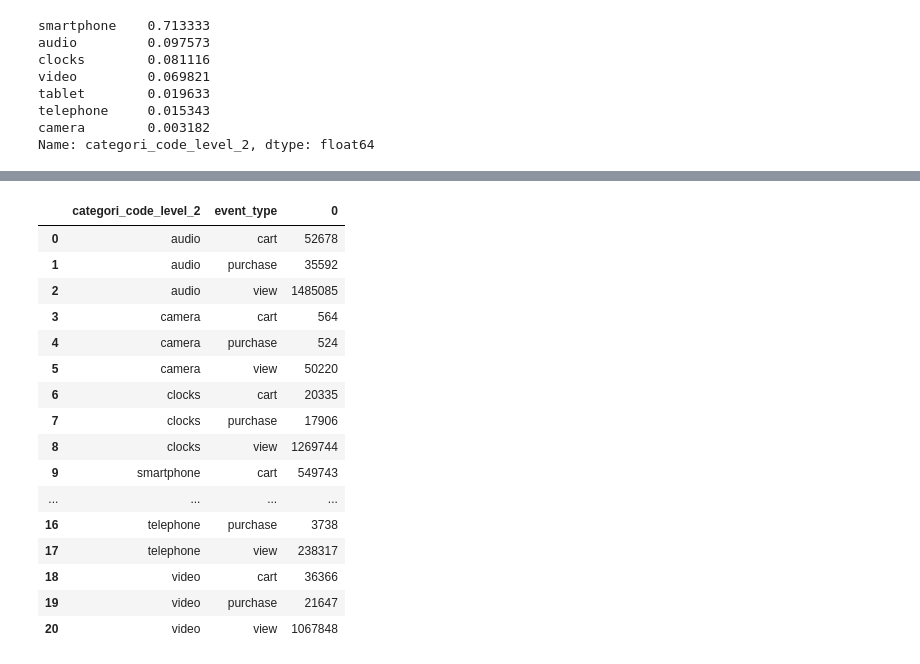
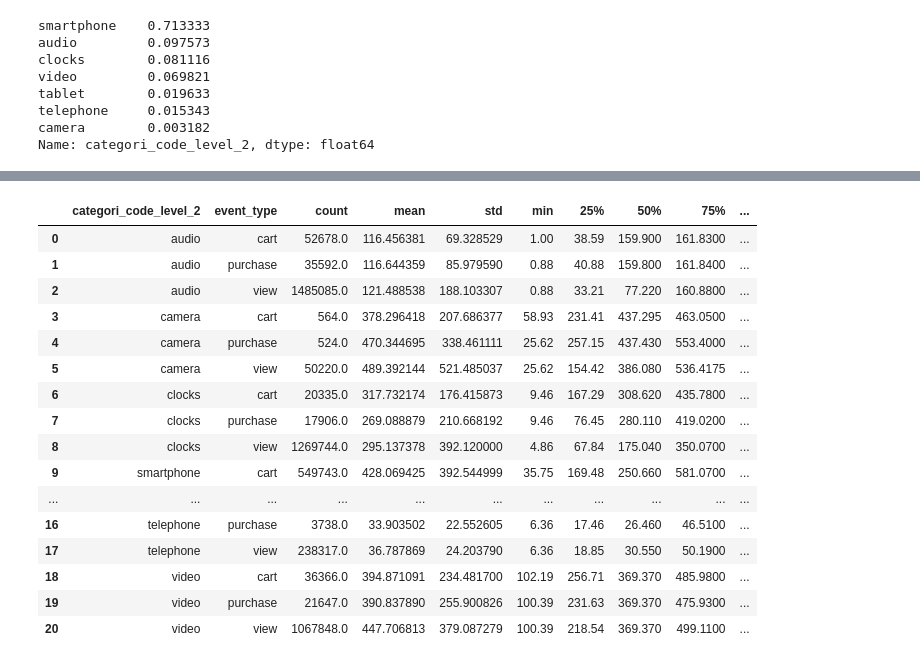
Before and after one commit to jiyoungemma/User-Log-data-analytics, a Jupyter notebook: e_commerce_analytics.ipynb, the cells around one changed output, grey strips where cells are left out. Cells and saved outputs as stored; diff of their text form; code cells hidden in the pictures.

```diff
--- a/e_commerce_analytics.ipynb
+++ b/e_commerce_analytics.ipynb
@@ -522 +524,32 @@ fig.tight_layout(pad=3.0); # 그래프 패딩 범위 설정
+# %%
+# EDA 관련 함수 모음
+
+def make_categori_df(df_full, categori):
+    # 대분류 카테고리별 df 만드는 함수
+
+    df_cate = df_full.loc[df_full['categori_code_level_1'] == categori]
+    df_cate['categori_code_level_2'] = df_cate['category_code'].str.split(".", expand=True)[1]
+    return df_cate
+
+def make_product_conversion(df_temp):
+    # 제품 별 Conversion 테이블 만드는 함수
+    # Groupby and Pivot
+    df_cate_action = df_temp.groupby(['categori_code_level_2', 'event_type']).size().to_frame().reset_index()
+    df_cate_action = pd.pivot_table(df_cate_action, index = ['categori_code_level_2'], columns = ['event_type'], values = 0).reset_index()
+
+    # Conversion 계산
+    df_cate_action['total'] = df_cate_action['cart'] + df_cate_action['purchase'] + df_cate_action['view']
+    df_cate_action['view_purchase_con'] = df_cate_action['purchase'] / df_cate_action['view']
+    df_cate_action['view_cart_con'] = df_cate_action['cart'] / df_cate_action['view']
+    df_cate_action['cart_purchase_con'] = df_cate_action['purchase'] / df_cate_action['cart']
+
+    return df_cate_action
+
+def make_visit_table(df):
+    # 제품 별 방문 횟수 Counting
+    elec_daily_summary_table=df.groupby(by=[df['event_time'].dt.normalize()]).agg(
+    Number_of_daily_visits=('user_session', lambda x: x.nunique()),
+    Number_of_daily_visitors=('user_id', lambda x: x.nunique()))
+
+    return elec_daily_summary_table
 # %%
@@ -553,0 +611,7 @@ df_elec['categori_code_level_2'] = df_elec['category_code'].str.split(".", expan
+# %%
+df_elec = make_categori_df(df, 'electronics')
+df_appli = make_categori_df(df, 'appliances')
+df_com = make_categori_df(df, 'computers')
+df_apparel = make_categori_df(df, 'apparel')
+df_furniture = make_categori_df(df, 'furniture')
+df_auto = make_categori_df(df, 'auto')
@@ -567,23 +662,22 @@ Name: categori_code_level_2, dtype: float64
 # %%
-# 제품별 이벤트 타입의 수
+# 가격에 대한 기초 통계
 
-df_elec_action = df_elec.groupby(['categori_code_level_2', 'event_type']).size().to_frame().reset_index()
-df_elec_action
+df_elec.groupby(['categori_code_level_2', 'event_type']).price.describe().reset_index()
 # %% [output]
-|  | categori_code_level_2 | event_type | 0 |
-| 0 | audio | cart | 52678 |
-| 1 | audio | purchase | 35592 |
-| 2 | audio | view | 1485085 |
-| 3 | camera | cart | 564 |
-| 4 | camera | purchase | 524 |
-| 5 | camera | view | 50220 |
-| 6 | clocks | cart | 20335 |
-| 7 | clocks | purchase | 17906 |
-| 8 | clocks | view | 1269744 |
-| 9 | smartphone | cart | 549743 |
-| ... | ... | ... | ... |
-| 16 | telephone | purchase | 3738 |
-| 17 | telephone | view | 238317 |
-| 18 | video | cart | 36366 |
-| 19 | video | purchase | 21647 |
-| 20 | video | view | 1067848 |
+|  | categori_code_level_2 | event_type | count | mean | std | min | 25% | 50% | 75% | ... |
+| 0 | audio | cart | 52678.0 | 116.456381 | 69.328529 | 1.00 | 38.59 | 159.900 | 161.8300 | ... |
+| 1 | audio | purchase | 35592.0 | 116.644359 | 85.979590 | 0.88 | 40.88 | 159.800 | 161.8400 | ... |
+| 2 | audio | view | 1485085.0 | 121.488538 | 188.103307 | 0.88 | 33.21 | 77.220 | 160.8800 | ... |
+| 3 | camera | cart | 564.0 | 378.296418 | 207.686377 | 58.93 | 231.41 | 437.295 | 463.0500 | ... |
+| 4 | camera | purchase | 524.0 | 470.344695 | 338.461111 | 25.62 | 257.15 | 437.430 | 553.4000 | ... |
+| 5 | camera | view | 50220.0 | 489.392144 | 521.485037 | 25.62 | 154.42 | 386.080 | 536.4175 | ... |
+| 6 | clocks | cart | 20335.0 | 317.732174 | 176.415873 | 9.46 | 167.29 | 308.620 | 435.7800 | ... |
+| 7 | clocks | purchase | 17906.0 | 269.088879 | 210.668192 | 9.46 | 76.45 | 280.110 | 419.0200 | ... |
+| 8 | clocks | view | 1269744.0 | 295.137378 | 392.120000 | 4.86 | 67.84 | 175.040 | 350.0700 | ... |
+| 9 | smartphone | cart | 549743.0 | 428.069425 | 392.544999 | 35.75 | 169.48 | 250.660 | 581.0700 | ... |
+| ... | ... | ... | ... | ... | ... | ... | ... | ... | ... | ... |
+| 16 | telephone | purchase | 3738.0 | 33.903502 | 22.552605 | 6.36 | 17.46 | 26.460 | 46.5100 | ... |
+| 17 | telephone | view | 238317.0 | 36.787869 | 24.203790 | 6.36 | 18.85 | 30.550 | 50.1900 | ... |
+| 18 | video | cart | 36366.0 | 394.871091 | 234.481700 | 102.19 | 256.71 | 369.370 | 485.9800 | ... |
+| 19 | video | purchase | 21647.0 | 390.837890 | 255.900826 | 100.39 | 231.63 | 369.370 | 475.9300 | ... |
+| 20 | video | view | 1067848.0 | 447.706813 | 379.087279 | 100.39 | 218.54 | 369.370 | 499.1100 | ... |
```
Also changed, not shown: parts of 30 cells of this notebook.
